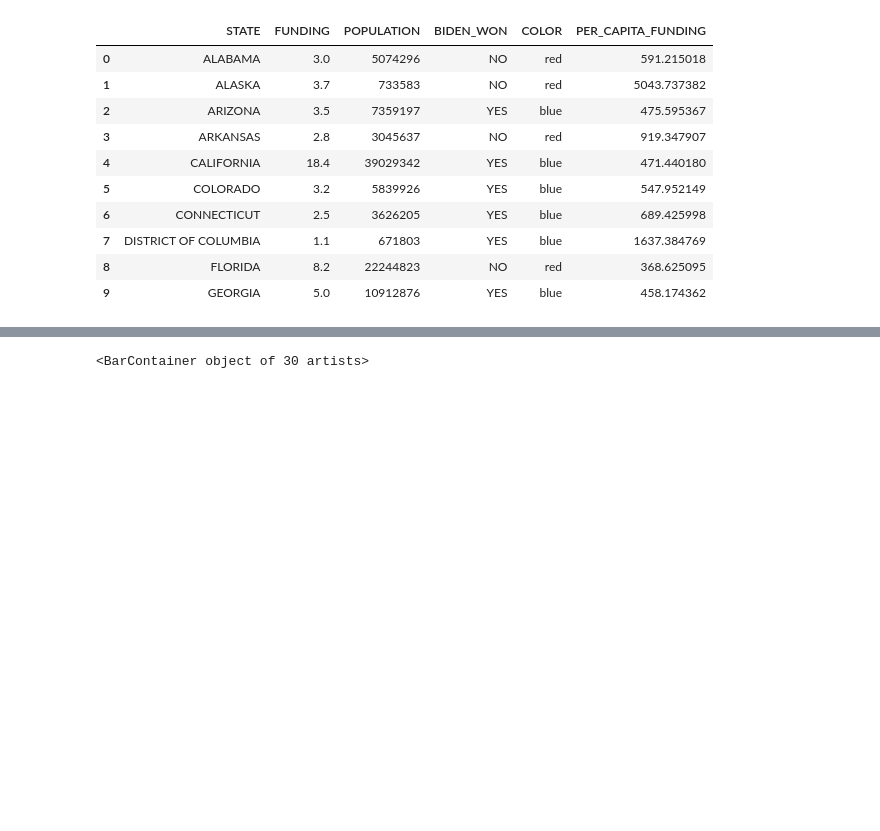
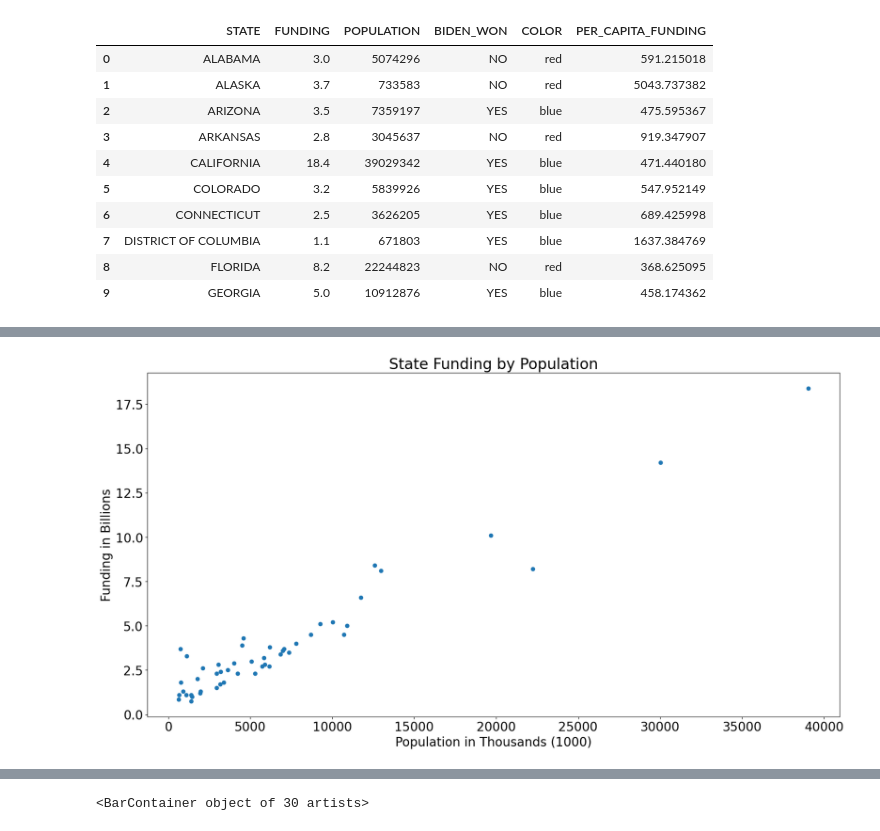
Before and after one commit to himalayahall/DATA608, a Jupyter notebook: Story 1/Story1.ipynb, the cells around one changed output, grey strips where cells are left out. Saved outputs shown, nothing was run; the diff lists cells and outputs as text; code cells hidden in the pictures; blank space fills up the shorter version.

```diff
--- a/Story 1/Story1.ipynb
+++ b/Story 1/Story1.ipynb
@@ -315,0 +317,10 @@ state_funding_percapita.head(n=10)
+# %%
+x = state_funding_percapita['POPULATION'] / 1000
+y = state_funding_percapita['FUNDING']
+plt.scatter(x, y)
+plt.title('State Funding by Population')
+plt.xlabel('Population in Thousands (1000)')
+plt.ylabel('Funding in Billions')
+plt.show()
+# %% [output]
+[figure, added]
```
Also changed, not shown: parts of 19 cells of this notebook, 12 other files.
